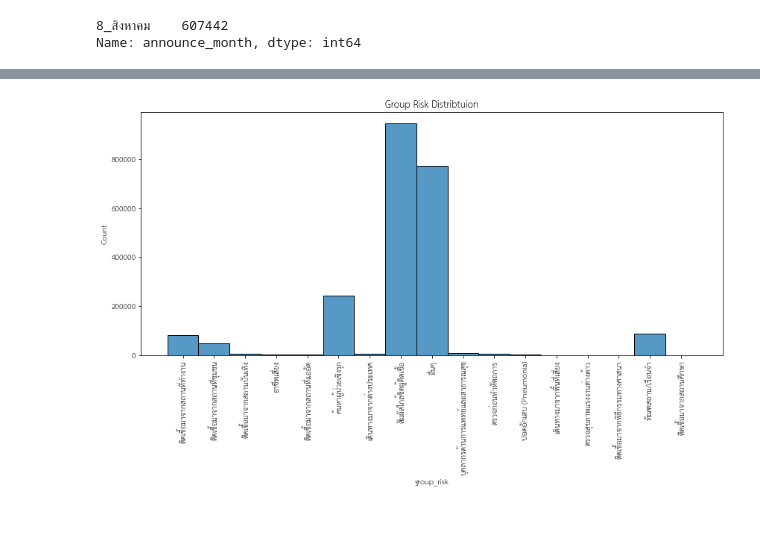
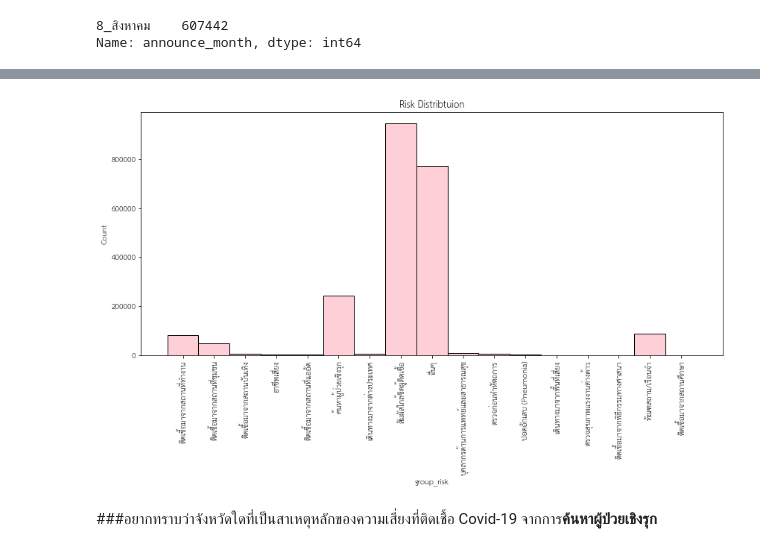
Before and after one commit to Toeysamm/2-64-NIDA-DADS5001, a Jupyter notebook: Covid19_midterm.ipynb, the cells around one changed output, grey strips where cells are left out. Drawn from its saved outputs; the diff is of its cells as text; code cells hidden in the pictures; blank space fills up the shorter version.

```diff
--- a/Covid19_midterm.ipynb
+++ b/Covid19_midterm.ipynb
@@ -697,8 +636,8 @@ pd.concat([covid19Y64['group_risk'].value_counts().sort_values(ascending=False).
 # %%
 plt.figure(figsize=(14,6))
-sns.histplot(covid19Y64.group_risk) #bins=8 กำหนดให้มี 8 ถัง ใน histogram || discrete=True กำหนดความต่อเนื่องของค่าแต่ละถัง และค่า 15,16,... อยู่ตรงกลางแต่ละถัง
-plt.title('Group Risk Distribtuion')
+sns.histplot(covid19Y64.group_risk, color="pink")
+plt.title('Risk Distribtuion')
 plt.xticks(rotation=90)
 plt.show()
 # %% [output]
-[figure, old version]
+[figure, new version]
@@ -715,0 +644,2 @@ plt.show()
+# %% [markdown]
+###อยากทราบว่าจังหวัดใดที่เป็นสาเหตุหลักของความเสี่ยงที่ติดเชื้อ Covid-19 จากการ**ค้นหาผู้ป่วยเชิงรุก**
```
Also changed, not shown: parts of 20 cells of this notebook.
